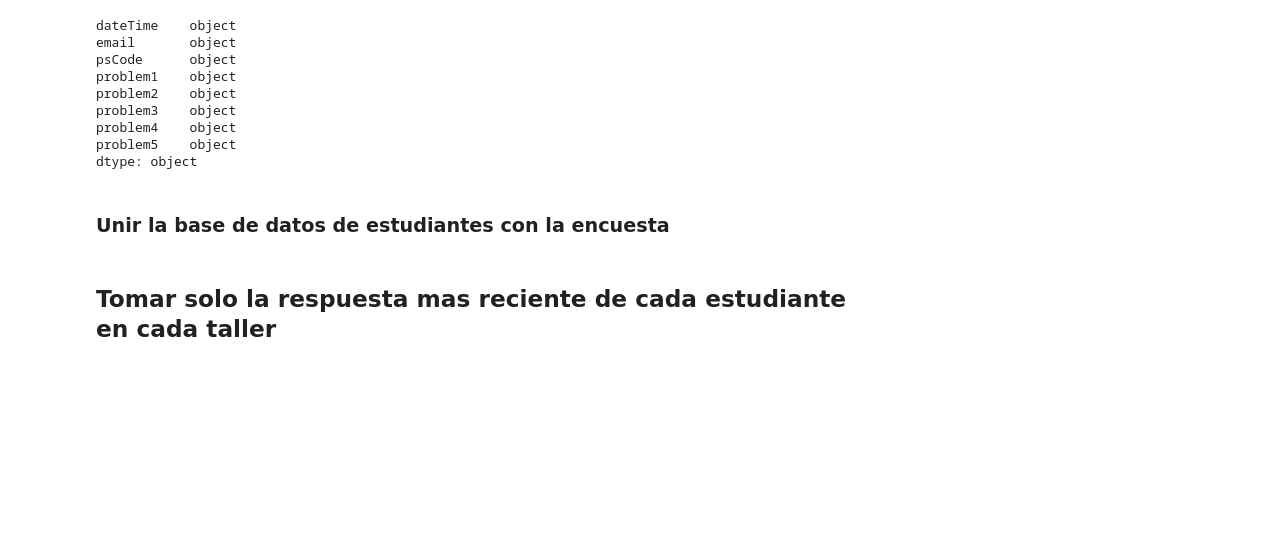
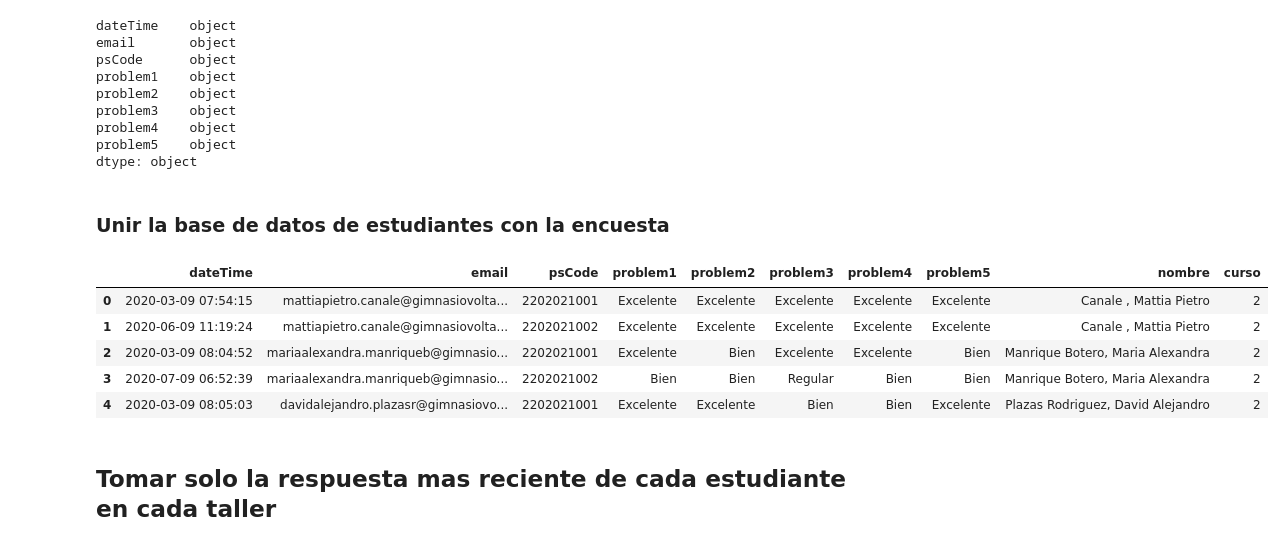
Before and after one commit to lalbricenov/pruebaEjercicios, a Jupyter notebook: Analysis.ipynb, the cells around one changed output. Saved outputs shown, nothing was run; the diff lists cells and outputs as text; code cells hidden in the pictures; blank space fills up the shorter version.

```diff
--- a/Analysis.ipynb
+++ b/Analysis.ipynb
@@ -77,6 +77,15 @@ studentsDf.columns = ["nombre", "curso", "email"]
 ### Unir la base de datos de estudiantes con la encuesta
 # %%
 df = pd.merge(surveyDf, studentsDf, on="email")
+# %%
+df.head()
+# %% [output]
+|  | dateTime | email | psCode | problem1 | problem2 | problem3 | problem4 | problem5 | nombre | curso |
+| 0 | 2020-03-09 07:54:15 | mattiapietro.canale@gimnasiovolta... | 2202021001 | Excelente | Excelente | Excelente | Excelente | Excelente | Canale , Mattia Pietro | 2 |
+| 1 | 2020-06-09 11:19:24 | mattiapietro.canale@gimnasiovolta... | 2202021002 | Excelente | Excelente | Excelente | Excelente | Excelente | Canale , Mattia Pietro | 2 |
+| 2 | 2020-03-09 08:04:52 | mariaalexandra.manriqueb@gimnasio... | 2202021001 | Excelente | Bien | Excelente | Excelente | Bien | Manrique Botero, Maria Alexandra | 2 |
+| 3 | 2020-07-09 06:52:39 | mariaalexandra.manriqueb@gimnasio... | 2202021002 | Bien | Bien | Regular | Bien | Bien | Manrique Botero, Maria Alexandra | 2 |
+| 4 | 2020-03-09 08:05:03 | davidalejandro.plazasr@gimnasiovo... | 2202021001 | Excelente | Excelente | Bien | Bien | Excelente | Plazas Rodriguez, David Alejandro | 2 |
 # %% [markdown]
 ## Tomar solo la respuesta mas reciente de cada estudiante en cada taller
 # %%
```
Also changed, not shown: parts of 6 cells of this notebook, 15 other files.
